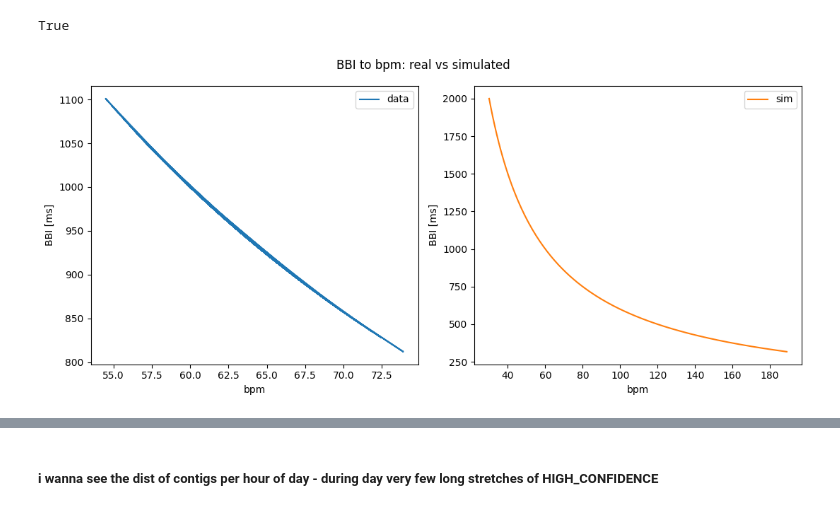
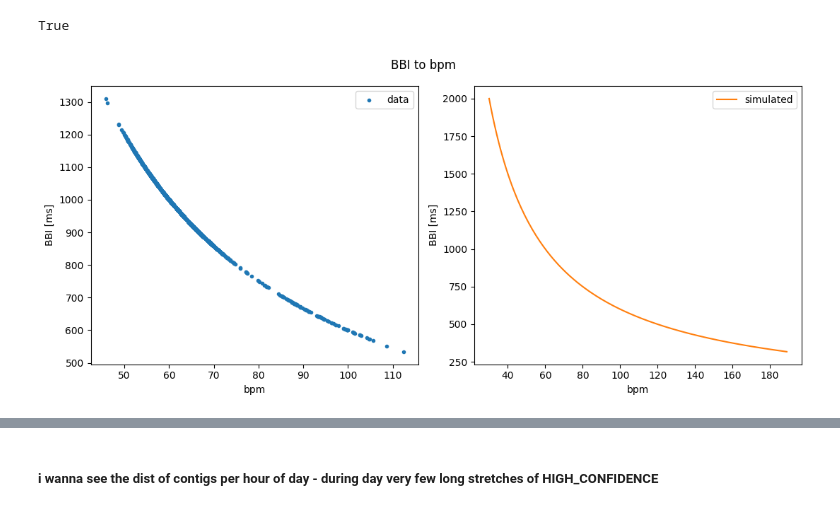
Before and after one commit to mol2people/tiktok_hrv, a Jupyter notebook: eda_hrv.ipynb, the cells around one changed output, grey strips where cells are left out. Cells and saved outputs as stored; diff of their text form; code cells hidden in the pictures.

```diff
--- a/eda_hrv.ipynb
+++ b/eda_hrv.ipynb
@@ -495,0 +510,3 @@ temp.reset_index(drop=True).iloc[44:46] # 1773283065007-1773283064125=968, but B
+# %%
+user=2
+shortest_contig=100
@@ -495,0 +772,31 @@ temp.reset_index(drop=True).iloc[44:46] # 1773283065007-1773283064125=968, but B
+# %%
+fig,ax=plt.subplots(ncols=3, figsize=(13,5), sharey=True, sharex=True)
+
+specs = [
+    (ax[0], m0.predict(), m0.aic, 'm0 frac_high ~ time', '#4c78a8'),
+    (ax[1], m1.predict(), m1.aic, 'm1 frac_high ~ RMSSD', '#f58518'),
+    (ax[2], m2.predict(), m2.aic, 'm2 frac_high ~ time + RMSSD', '#54a24b'),
+]
+
+for i, (a, pred, aic, title, color) in enumerate(specs):
+    if i==2:
+        label=f'AIC = {aic:.1f}\nLR = {2*round(m2.llf-m0.llf,1)} for m2 vs m0\nLR = {2*round(m2.llf-m1.llf,1)} for m2 vs m1'
+    else:
+        label=f'AIC = {aic:.1f}'
+    a.scatter(win['frac'], pred, s=8, alpha=0.45, color=color, edgecolor='none', label=label)
+    a.axline((0,0), slope=1, color='0.55', lw=1.5, ls='--')
+    a.set_title(title, fontsize=15, fontfamily='monospace')
+    a.tick_params(axis='both', labelsize=11)
+    a.grid(alpha=0.25)
+    a.legend(frameon=True, loc='lower right', labelspacing=1.2)
+    a.set_xlim((0,1))
+    a.set_ylim((0,1))
+
+ax[0].set_ylabel("Predicted", fontsize='x-large')
+ax[0].set_xlabel("Observed", fontsize='x-large')
+ax[1].set_xlabel("Observed", fontsize='x-large')
+ax[2].set_xlabel("Observed", fontsize='x-large')
+
+fig.suptitle(f'Signal confidence prediction', fontsize='xx-large', y=0.98)
+fig.subplots_adjust(wspace=0.25)
+plt.tight_layout()
@@ -496,28 +867,29 @@ temp.reset_index(drop=True).iloc[44:46] # 1773283065007-1773283064125=968, but B
 # %% [markdown]
 ### WIP HRV
 # %%
+temp=df.loc[df['User Id']==2]
 np.allclose(bpm_to_rr(rr_to_bpm(temp['BBI (ms)'])), temp['BBI (ms)'])
 # %% [output]
 True
 # %%
 # bbi to bpm and back
 fig,ax=plt.subplots(ncols=2, figsize=(11,5))
 
 # data
-x=rr_to_bpm(temp['BBI (ms)'])
-y=temp['BBI (ms)']
+x=rr_to_bpm(temp['BBI (ms)'].iloc[2434295:2436135])
+y=temp['BBI (ms)'].iloc[2434295:2436135]
 
 # simulate
 x_sim=np.arange(30, 190)
 y_sim=bpm_to_rr(x_sim)
 
-ax[0].plot(x,y, label='data', c='tab:blue')
-ax[1].plot(x_sim,y_sim, label='sim', c='tab:orange')
+ax[0].scatter(x,y, label='data', c='tab:blue', marker='.')
+ax[1].plot(x_sim,y_sim, label='simulated', c='tab:orange')
 for a in ax:
     a.set_xlabel('bpm')
     a.set_ylabel('BBI [ms]')
     a.legend()
-fig.suptitle('BBI to bpm: real vs simulated')
+fig.suptitle('BBI to bpm')
 fig.tight_layout()
 # %% [output]
-[figure, old version]
+[figure, new version]
```
Also changed, not shown: parts of 34 cells of this notebook, 1 other file.
